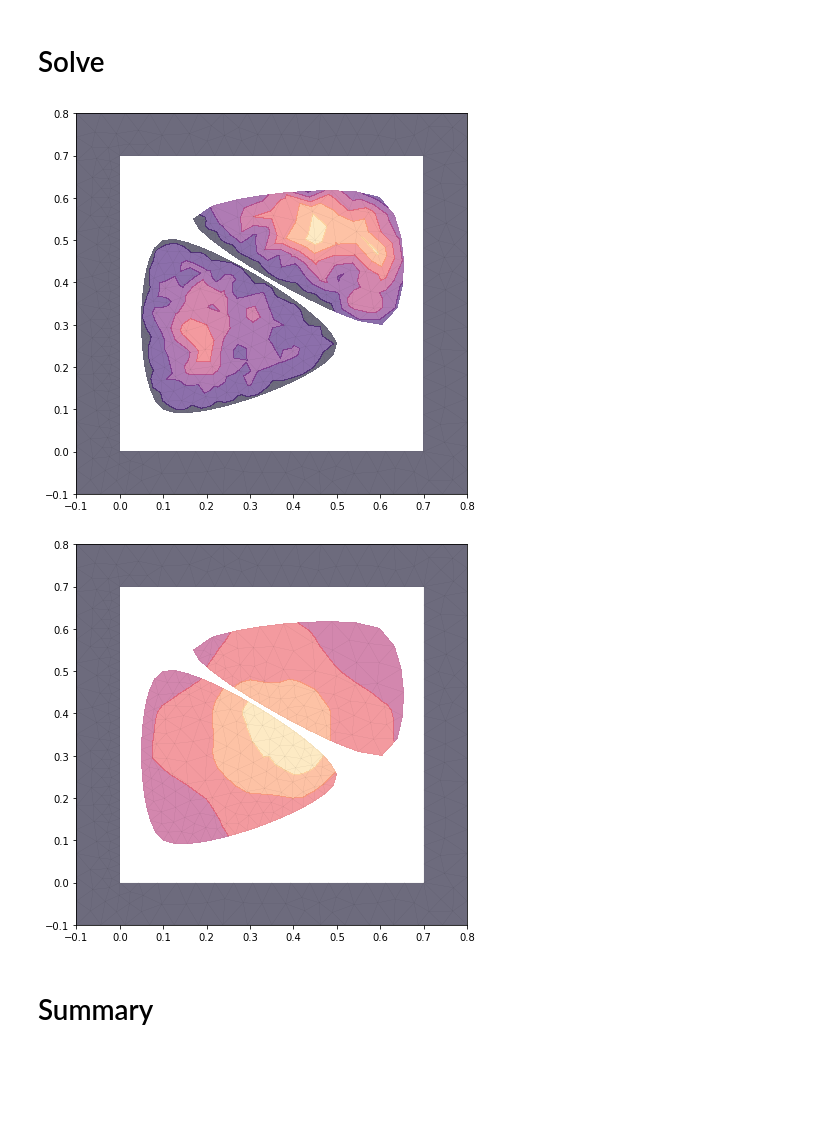
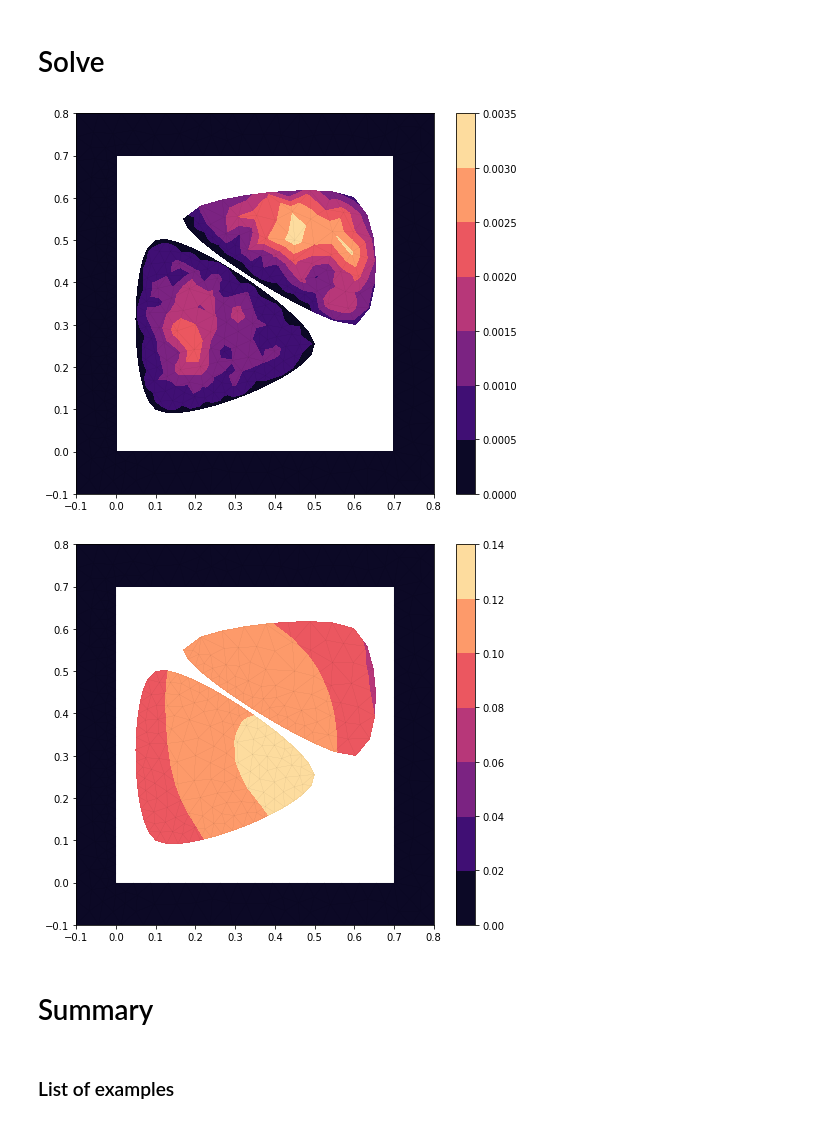
Before and after one commit to cagau/nlfem, a Jupyter notebook: examples/tutorial/tutorial.ipynb, the cells around one changed output. Drawn from its saved outputs; the diff is of its cells as text; code cells hidden in the pictures; blank space fills up the shorter version.

```diff
--- a/examples/tutorial/tutorial.ipynb
+++ b/examples/tutorial/tutorial.ipynb
@@ -306,12 +306,12 @@ u[slbl < 0] = g
 
 mesh, u, f = trim_artificial_vertex(mesh, u, f)
 # %%
-plot.plot_2d_diffusion_forcing_term(mesh, u, f)
+plot.plot_2d_diffusion_forcing_term_cg(mesh, u, f)
 # %% [output]
-[figure, old version]
+[figure, new version]
 # %%
-plot.plot_2d_diffusion_solution(mesh, u, f)
+plot.plot_2d_diffusion_solution_cg(mesh, u, f)
 # %% [output]
-[figure, old version]
+[figure, new version]
 # %% [markdown]
 # Summary
@@ -339,3 +357,5 @@ u[slbl > 0] = spsolve(A_O, f_tilde)
 u[slbl < 0] = g
 
 mesh, u, f = trim_artificial_vertex(mesh, u, f)
+# %% [markdown]
+### List of examples
```
Also changed, not shown: parts of 17 cells of this notebook, 7 other files.
